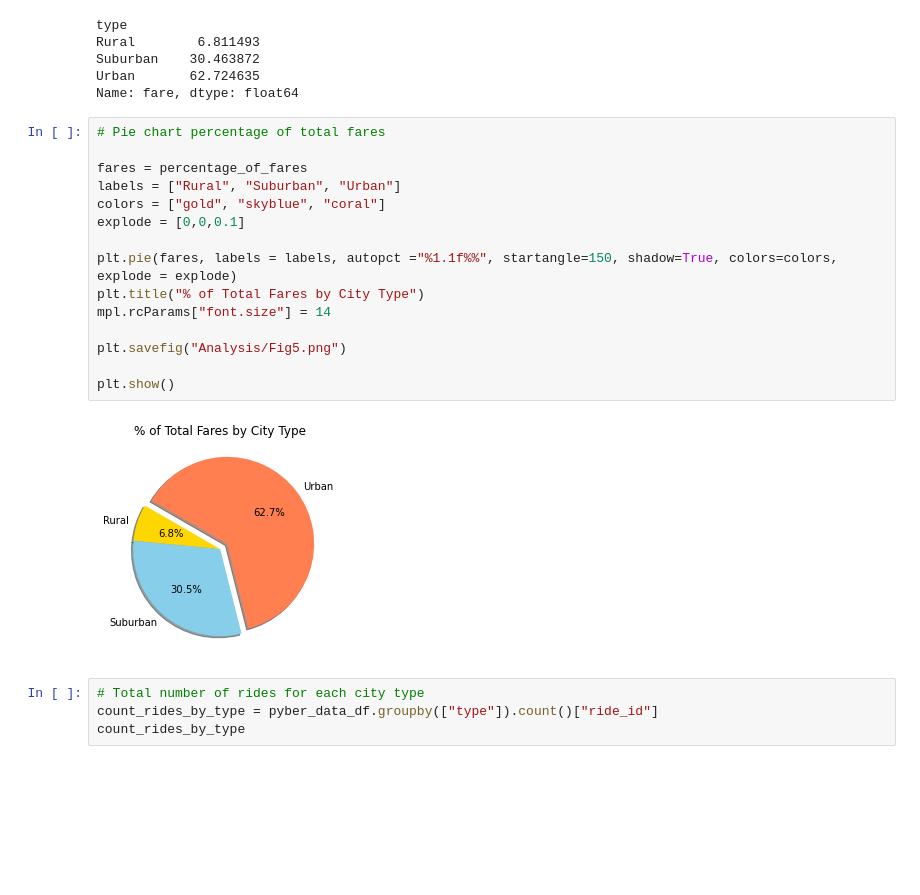
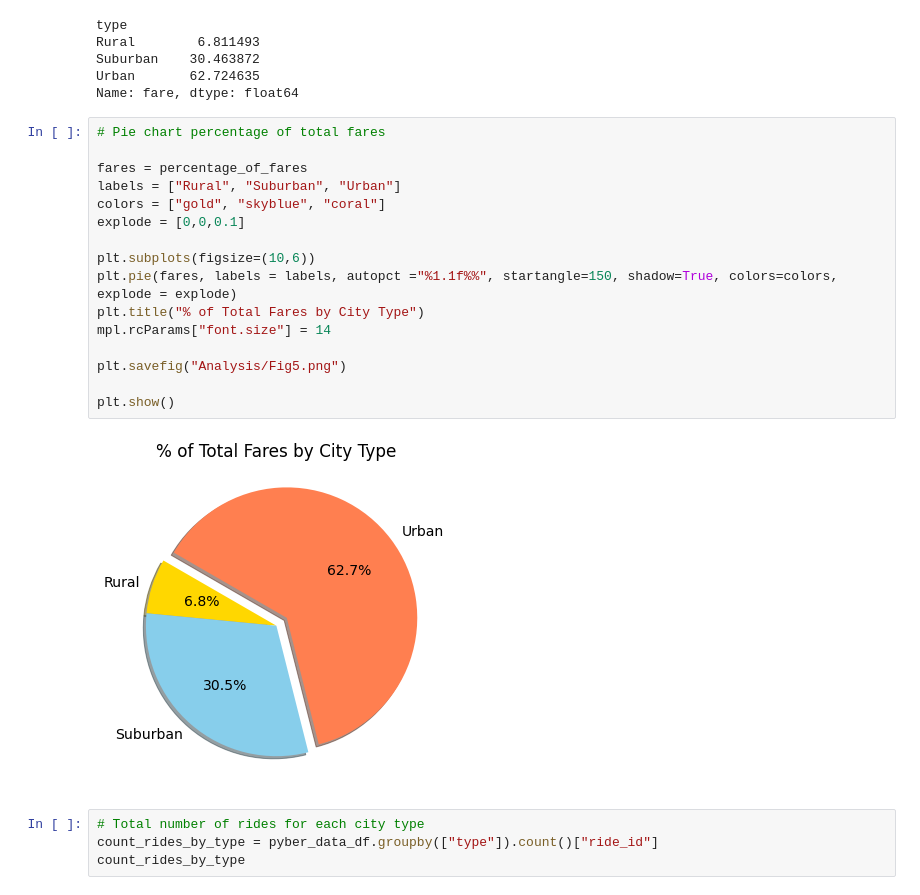
Before and after one commit to brendatreto/PyBer_Analysis, a Jupyter notebook: PyBer.ipynb, the cells around one changed output. Drawn from its saved outputs; the diff is of its cells as text; blank space fills up the shorter version.

```diff
--- a/PyBer.ipynb
+++ b/PyBer.ipynb
@@ -945,20 +945,21 @@ Name: fare, dtype: float64
 # %%
 # Pie chart percentage of total fares
 
 fares = percentage_of_fares
 labels = ["Rural", "Suburban", "Urban"]
 colors = ["gold", "skyblue", "coral"]
 explode = [0,0,0.1]
 
+plt.subplots(figsize=(10,6))
 plt.pie(fares, labels = labels, autopct ="%1.1f%%", startangle=150, shadow=True, colors=colors, explode = explode)
 plt.title("% of Total Fares by City Type")
 mpl.rcParams["font.size"] = 14
 
 plt.savefig("Analysis/Fig5.png")
 
 plt.show()
 # %% [output]
-[figure, old version]
+[figure, new version]
 # %%
 # Total number of rides for each city type
 count_rides_by_type = pyber_data_df.groupby(["type"]).count()["ride_id"]
```
Also changed, not shown: parts of 5 cells of this notebook, 1 other file.
